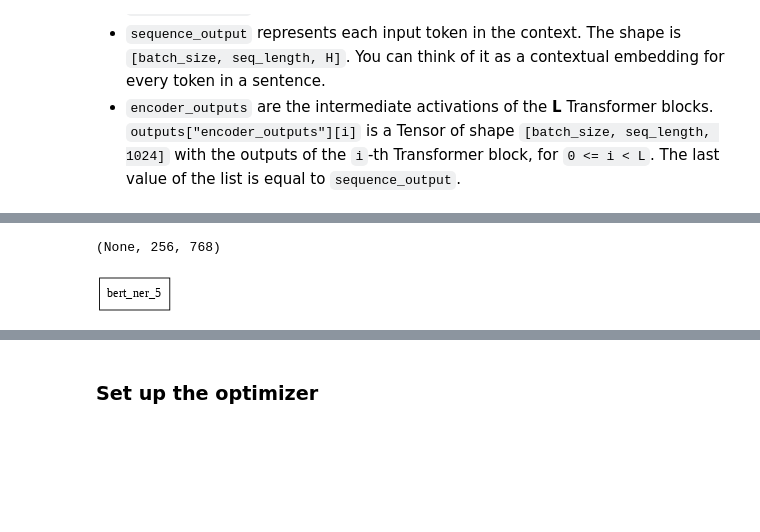
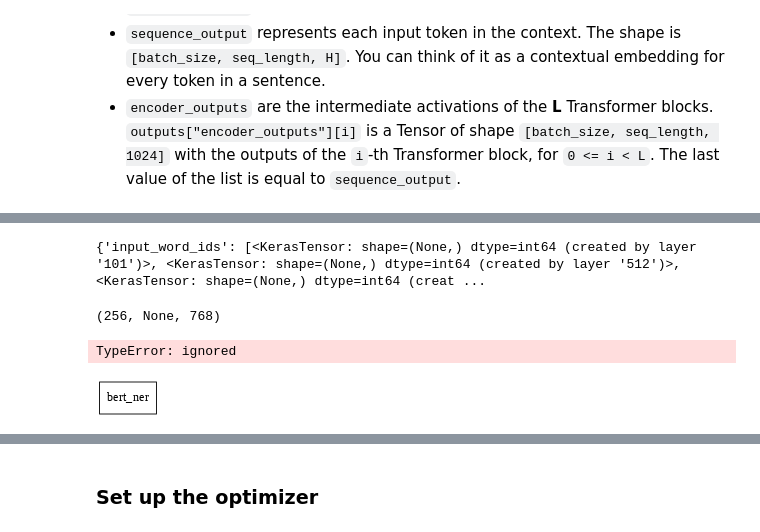
Before and after one commit to Vikadie/AI-repo, a Jupyter notebook: NER_and_Entity_Linking_in_legal_documents_in_Bulgarian_language.ipynb, the cells around one changed output, grey strips where cells are left out. Drawn from its saved outputs; the diff is of its cells as text; code cells hidden in the pictures; blank space fills up the shorter version.

```diff
--- a/NER_and_Entity_Linking_in_legal_documents_in_Bulgarian_language.ipynb
+++ b/NER_and_Entity_Linking_in_legal_documents_in_Bulgarian_language.ipynb
@@ -756,5 +725,5 @@ print(bert_config_file_1)
 # %%
-with tf.io.gfile.GFile(bert_config_file_1, "r") as reader:
+with tf.io.gfile.GFile(bert_config_file, "r") as reader:
       bc = bert.StockBertConfig.from_json_string(reader.read())
       bert_params = bert.loader.map_stock_config_to_params(bc)
       bert_m = bert.BertModelLayer.from_params(bert_params, name="bert")
@@ -765,8 +734,6 @@ segment_ids    = tf.keras.layers.Input(shape=(256,), dtype='int32', name="segmen
 output         = bert_m([input_ids, token_type_ids])
 
 print(output.shape)
-# %% [output]
-(None, 256, 768)
 # %%
 # model = tf.keras.models.Sequential([
 #   tf.keras.layers.InputLayer(input_shape=(None, 3)),  # [input_word_ids, input_mask, input_type_ids]
@@ -774,10 +741,56 @@ print(output.shape)
 #   tf.keras.layers.Dense(units=OUT_UNITS, activation="softmax")
 # ])
 # model.build(input_shape=(None, MAX_SEQ_LENGTH))
+# %%
+inp = inputs
+print(inp)
+# %% [output]
+{'input_word_ids': [<KerasTensor: shape=(None,) dtype=int64 (created by layer '101')>, <KerasTensor: shape=(None,) dtype=int64 (created by layer '512')>, <KerasTensor: shape=(None,) dtype=int64 (creat ...
+# %%
+inp = dict(
+            input_word_ids = [tf.keras.Input(shape=(), dtype=tf.int64, name='input_word_ids')],
+            input_mask = [tf.keras.Input(shape=(), dtype=tf.int64, name='input_mask')],
+            input_type_ids = [tf.keras.Input(shape=(), dtype=tf.int64, name='input_type_ids')],
+        )
+encoder = hub.KerasLayer(tfhub_handle_encoder, trainable=True, name='BERT_encoder')
+outputs = encoder(inp)
+sequence_output = output['sequence_output']
+print(sequence_output.shape)
+# %% [output]
+(256, None, 768)
+# %%
+def build_classifier_model(num_classes):
+  inp = dict(
+            input_word_ids = [tf.keras.Input(shape=(), dtype=tf.int64, name='input_word_ids')],
+            input_mask = [tf.keras.Input(shape=(), dtype=tf.int64, name='input_mask')],
+            input_type_ids = [tf.keras.Input(shape=(), dtype=tf.int64, name='input_type_ids')],
+        )
+  encoder = hub.KerasLayer(tfhub_handle_encoder, trainable=True, name='BERT_encoder')
+  outputs = encoder(inp)
+  sequence_output = output['sequence_output']
+  valid_output = []
+  for i in range(sequence_output.shape[0]):  # shape[0] is batch_size
+    r = 0
+    temp = []
+    for j in range(sequence_output.shape[1]):  # shape[1] is max_seq_len
+      if valid_mask[i][j] == 1:
+        temp = temp + [sequence_output[i][j]]
+      else:
+        r += 1
+    temp = temp + r * [tf.zeros_like(sequence_output[i][j])]
+    valid_output = valid_output + temp
+  valid_output = tf.reshape(tf.stack(valid_output), sequence_output.shape)
+  sequence_output = tf.keras.layers.Dropout(0.1)(valid_output)
+  sequence_output = tf.keras.layers.Dense(num_classes, activation='softmax', name='classifier')(sequence_output)
+  return tf.keras.Model(inp, sequence_output)
+# %%
+classifier_model = build_classifier_model(OUT_UNITS)
+# %% [output]
+TypeError: ignored
 # %%
-tf.keras.utils.plot_model(ner, show_shapes=True, dpi=64)
+tf.keras.utils.plot_model(classifier_model, show_shapes=True, dpi=64)
 # %% [output]
-[figure, old version]
+[figure, new version]
 # %%
 def flatten_layers(root_layer):
     if isinstance(root_layer, tf.keras.layers.Layer):
```
Also changed, not shown: parts of 29 cells of this notebook.
